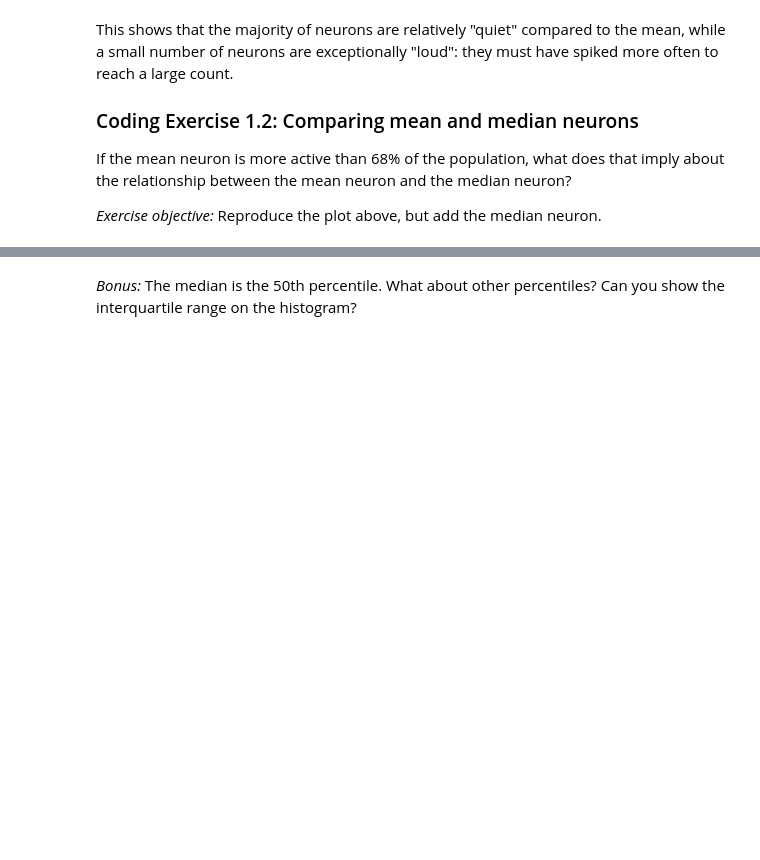
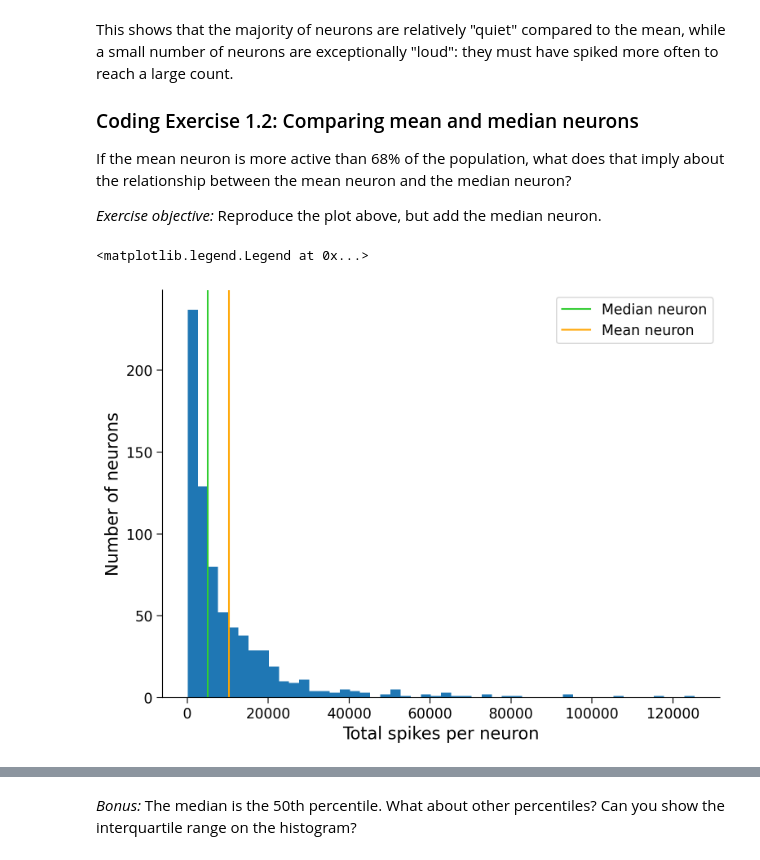
Before and after one commit to RJ0109/Complete-Python-3-Bootcamp, a Jupyter notebook: tutorials/W1D1_ModelTypes/student/W1D1_Tutorial1.ipynb, the cells around one changed output, grey strips where cells are left out. Drawn from its saved outputs; the diff is of its cells as text; code cells hidden in the pictures; blank space fills up the shorter version.

```diff
--- a/tutorials/W1D1_ModelTypes/student/W1D1_Tutorial1.ipynb
+++ b/tutorials/W1D1_ModelTypes/student/W1D1_Tutorial1.ipynb
@@ -321,22 +362,19 @@ If the mean neuron is more active than 68% of the population, what does that imp
 
 *Exercise objective:* Reproduce the plot above, but add the median neuron.
 # %%
-#################################################################################
-## TODO for students:
-# Fill out function and remove
-raise NotImplementedError("Student exercise: complete histogram plotting with median")
-#################################################################################
-
 # Compute median spike count
-median_spike_count = ...  # Hint: Try the function np.median
+median_spike_count = np.median(total_spikes_per_neuron)  # Hint: Try the function np.median
 
 # Visualize median, mean, and histogram
-plt.hist(..., bins=50, histtype="stepfilled")
-plt.axvline(..., color="limegreen", label="Median neuron")
+plt.hist(total_spikes_per_neuron, bins=50, histtype="stepfilled")
+plt.axvline(median_spike_count, color="limegreen", label="Median neuron")
 plt.axvline(mean_spike_count, color="orange", label="Mean neuron")
 plt.xlabel("Total spikes per neuron")
 plt.ylabel("Number of neurons")
 plt.legend()
+# %% [output]
+<matplotlib.legend.Legend at 0x...>
+[figure, added]
 # %% [markdown]
 [*Click for solution*](https://github.com/NeuromatchAcademy/course-content/tree/main/tutorials/W1D1_ModelTypes/solutions/W1D1_Tutorial1_Solution_9af91fe0.py)
 
```
Also changed, not shown: parts of 16 cells of this notebook.
